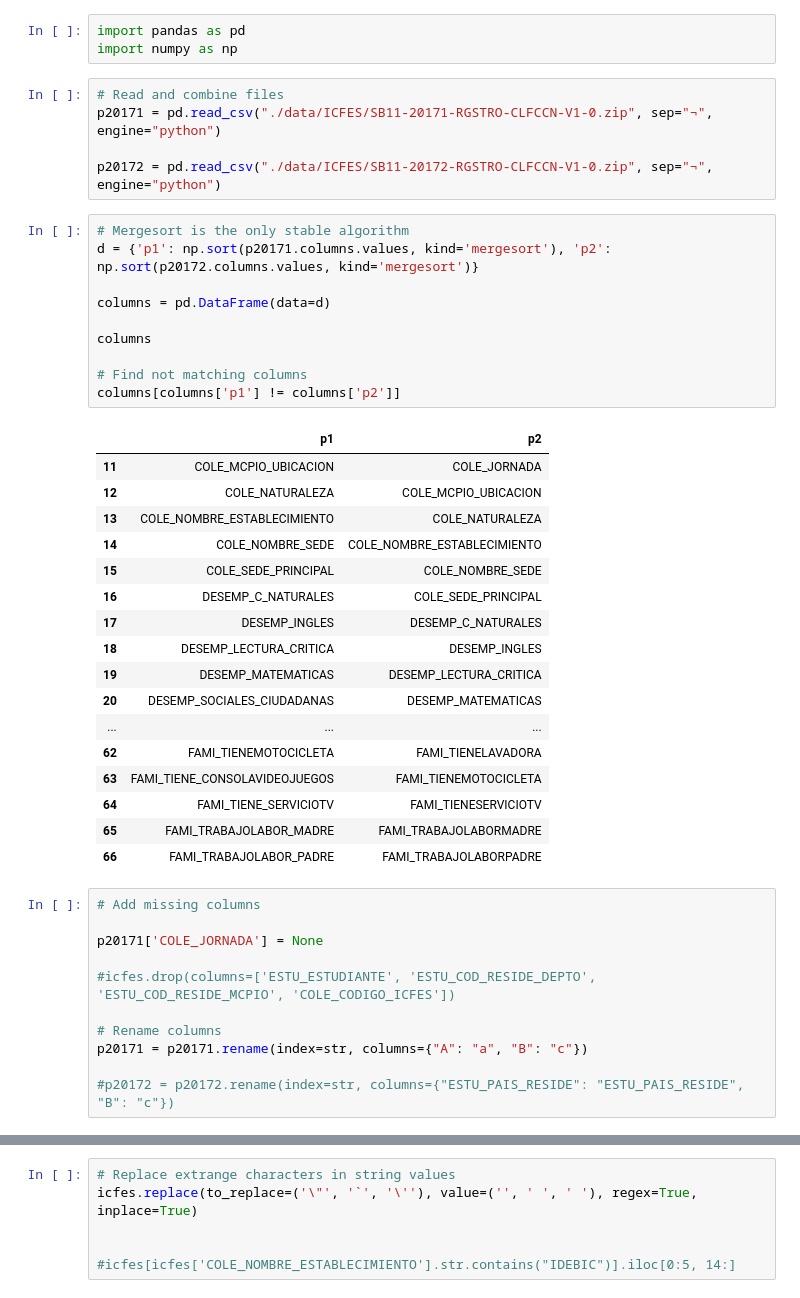
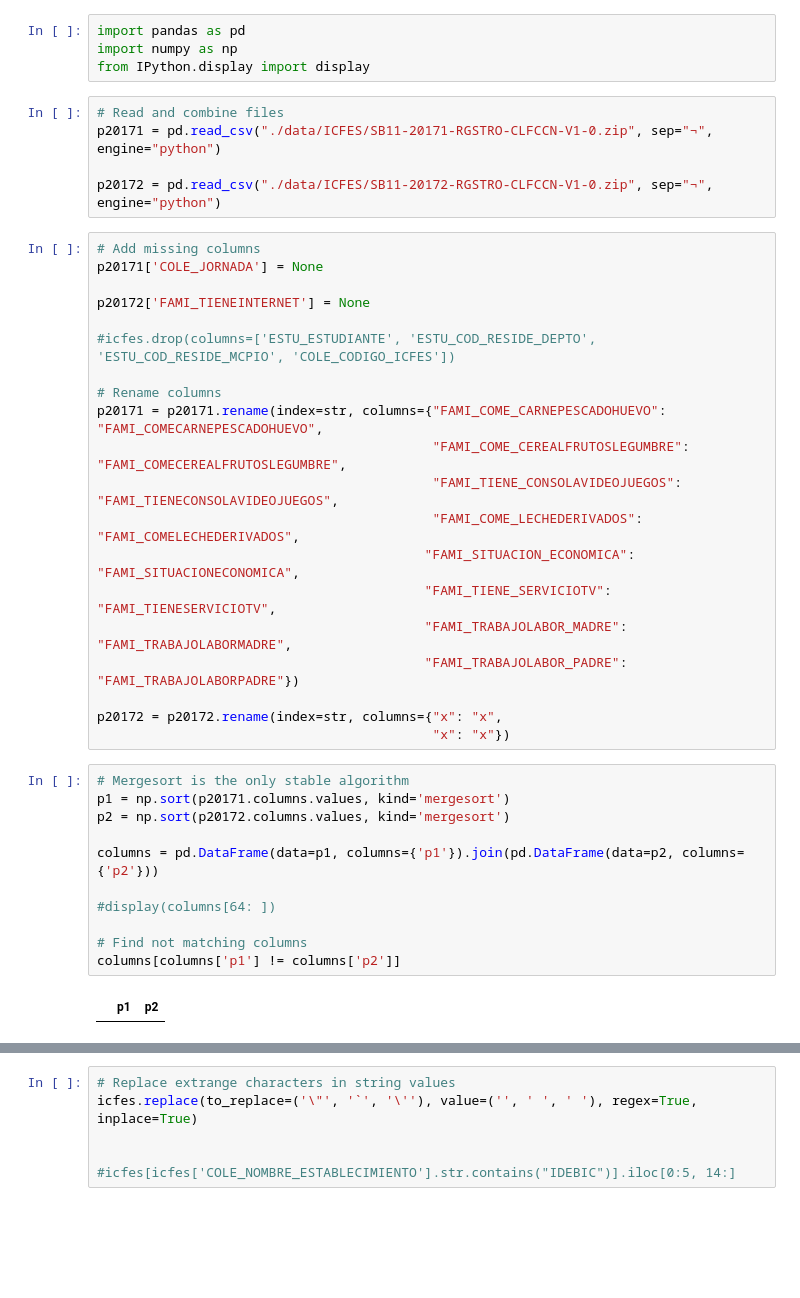
Before and after one commit to ingJSNA/dataMining2018, a Jupyter notebook: ICFES Selection.ipynb, the cells around one changed output, grey strips where cells are left out. Drawn from its saved outputs; the diff is of its cells as text; blank space fills up the shorter version.

```diff
--- a/ICFES Selection.ipynb
+++ b/ICFES Selection.ipynb
@@ -1,49 +1,44 @@
 # %%
 import pandas as pd
 import numpy as np
+from IPython.display import display
 # %%
 # Read and combine files
 p20171 = pd.read_csv("./data/ICFES/SB11-20171-RGSTRO-CLFCCN-V1-0.zip", sep="¬", engine="python")
 
 p20172 = pd.read_csv("./data/ICFES/SB11-20172-RGSTRO-CLFCCN-V1-0.zip", sep="¬", engine="python")
+# %%
+# Add missing columns
+p20171['COLE_JORNADA'] = None
+
+p20172['FAMI_TIENEINTERNET'] = None
+
+#icfes.drop(columns=['ESTU_ESTUDIANTE', 'ESTU_COD_RESIDE_DEPTO', 'ESTU_COD_RESIDE_MCPIO', 'COLE_CODIGO_ICFES'])
+
+# Rename columns
+p20171 = p20171.rename(index=str, columns={"FAMI_COME_CARNEPESCADOHUEVO": "FAMI_COMECARNEPESCADOHUEVO",
+                                           "FAMI_COME_CEREALFRUTOSLEGUMBRE": "FAMI_COMECEREALFRUTOSLEGUMBRE",
+                                           "FAMI_TIENE_CONSOLAVIDEOJUEGOS": "FAMI_TIENECONSOLAVIDEOJUEGOS",
+                                           "FAMI_COME_LECHEDERIVADOS": "FAMI_COMELECHEDERIVADOS",
+                                          "FAMI_SITUACION_ECONOMICA": "FAMI_SITUACIONECONOMICA",
+                                          "FAMI_TIENE_SERVICIOTV": "FAMI_TIENESERVICIOTV",
+                                          "FAMI_TRABAJOLABOR_MADRE": "FAMI_TRABAJOLABORMADRE",
+                                          "FAMI_TRABAJOLABOR_PADRE": "FAMI_TRABAJOLABORPADRE"})
+
+p20172 = p20172.rename(index=str, columns={"x": "x",
+                                           "x": "x"})
 # %%
 # Mergesort is the only stable algorithm
-d = {'p1': np.sort(p20171.columns.values, kind='mergesort'), 'p2': np.sort(p20172.columns.values, kind='mergesort')}
+p1 = np.sort(p20171.columns.values, kind='mergesort')
+p2 = np.sort(p20172.columns.values, kind='mergesort')
 
-columns = pd.DataFrame(data=d)
+columns = pd.DataFrame(data=p1, columns={'p1'}).join(pd.DataFrame(data=p2, columns={'p2'}))
 
-columns
+#display(columns[64: ])
 
 # Find not matching columns
 columns[columns['p1'] != columns['p2']]
 # %% [output]
 |  | p1 | p2 |
-| 11 | COLE_MCPIO_UBICACION | COLE_JORNADA |
-| 12 | COLE_NATURALEZA | COLE_MCPIO_UBICACION |
-| 13 | COLE_NOMBRE_ESTABLECIMIENTO | COLE_NATURALEZA |
-| 14 | COLE_NOMBRE_SEDE | COLE_NOMBRE_ESTABLECIMIENTO |
-| 15 | COLE_SEDE_PRINCIPAL | COLE_NOMBRE_SEDE |
-| 16 | DESEMP_C_NATURALES | COLE_SEDE_PRINCIPAL |
-| 17 | DESEMP_INGLES | DESEMP_C_NATURALES |
-| 18 | DESEMP_LECTURA_CRITICA | DESEMP_INGLES |
-| 19 | DESEMP_MATEMATICAS | DESEMP_LECTURA_CRITICA |
-| 20 | DESEMP_SOCIALES_CIUDADANAS | DESEMP_MATEMATICAS |
-| ... | ... | ... |
-| 62 | FAMI_TIENEMOTOCICLETA | FAMI_TIENELAVADORA |
-| 63 | FAMI_TIENE_CONSOLAVIDEOJUEGOS | FAMI_TIENEMOTOCICLETA |
-| 64 | FAMI_TIENE_SERVICIOTV | FAMI_TIENESERVICIOTV |
-| 65 | FAMI_TRABAJOLABOR_MADRE | FAMI_TRABAJOLABORMADRE |
-| 66 | FAMI_TRABAJOLABOR_PADRE | FAMI_TRABAJOLABORPADRE |
-# %%
-# Add missing columns
-
-p20171['COLE_JORNADA'] = None
-
-#icfes.drop(columns=['ESTU_ESTUDIANTE', 'ESTU_COD_RESIDE_DEPTO', 'ESTU_COD_RESIDE_MCPIO', 'COLE_CODIGO_ICFES'])
-
-# Rename columns
-p20171 = p20171.rename(index=str, columns={"A": "a", "B": "c"})
-
-#p20172 = p20172.rename(index=str, columns={"ESTU_PAIS_RESIDE": "ESTU_PAIS_RESIDE", "B": "c"})
 # %%
 # Concat the two periods
```
Also changed, not shown: parts of 4 cells of this notebook, 1 other file.
